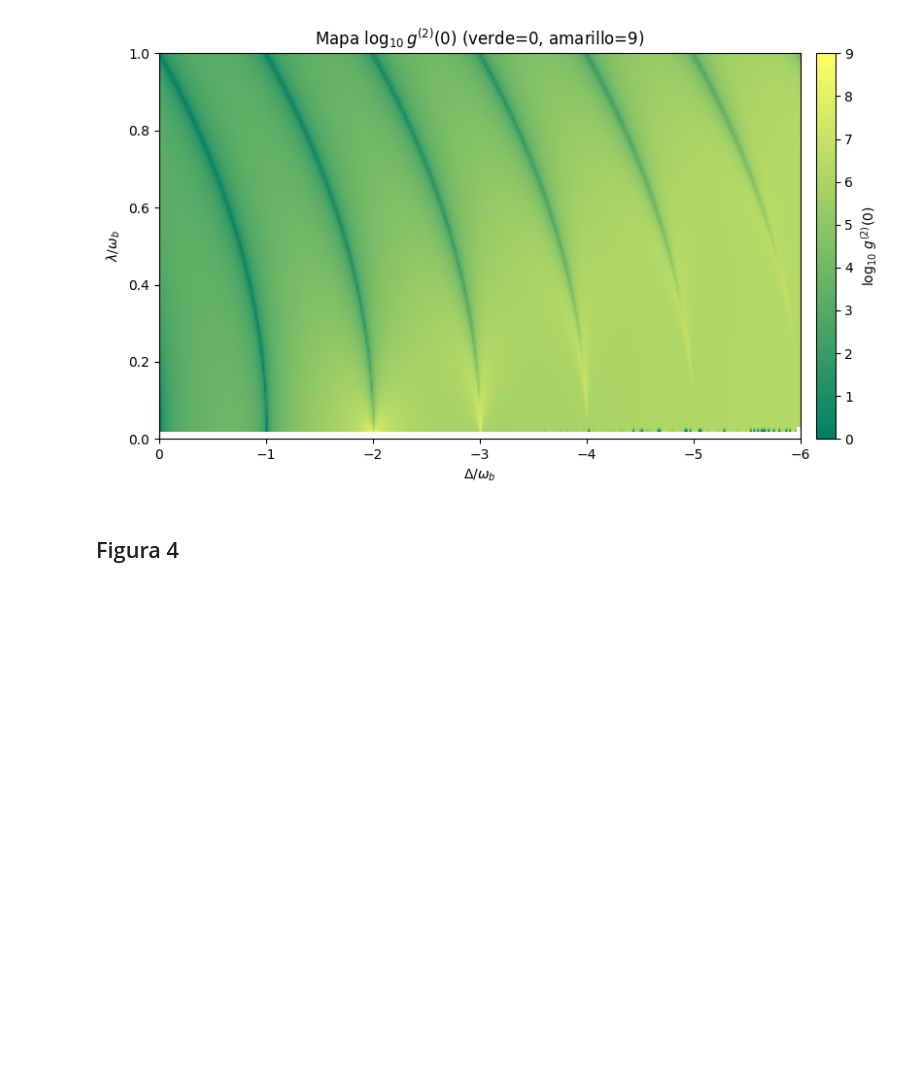
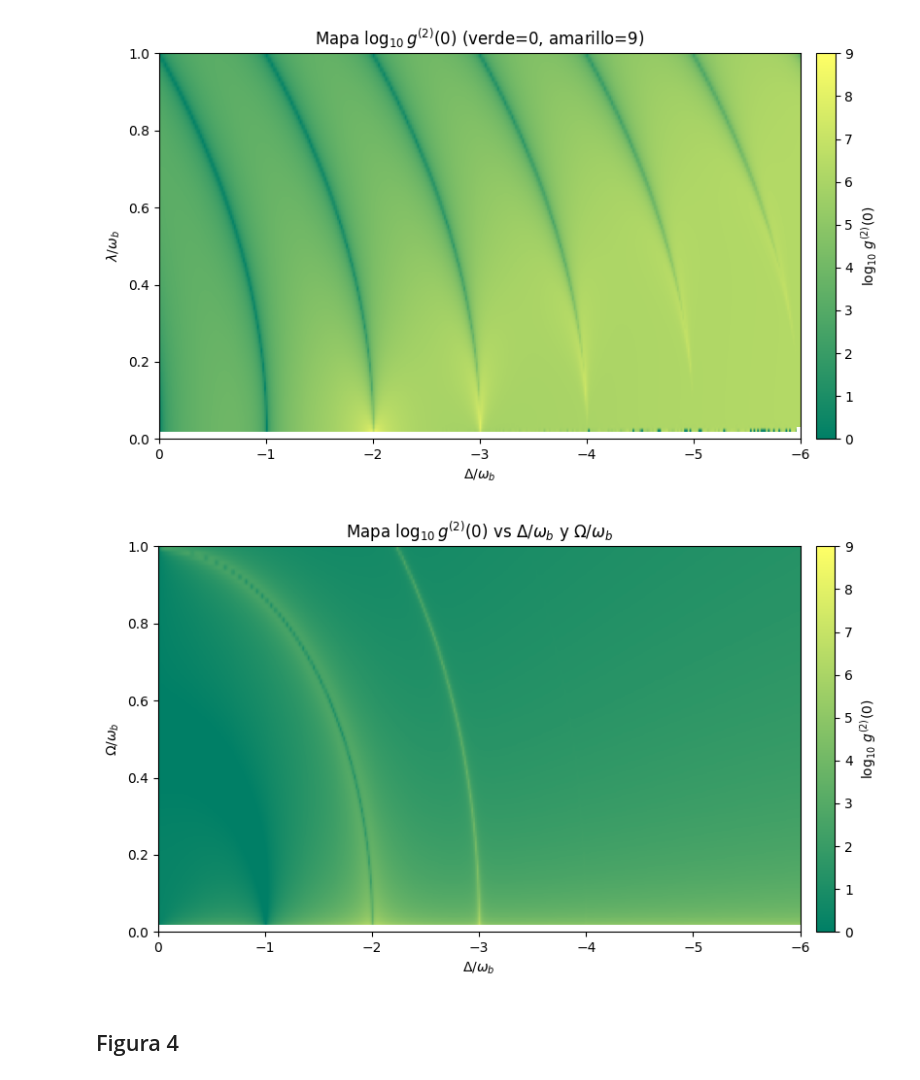
Before and after one commit to jhongarciab/QuantumOptics, a Jupyter notebook: nphonon_bundle.ipynb, the cells around one changed output. Cells and saved outputs as stored; diff of their text form; code cells hidden in the pictures; blank space fills up the shorter version.

```diff
--- a/nphonon_bundle.ipynb
+++ b/nphonon_bundle.ipynb
@@ -632,6 +529,87 @@ plt.tight_layout()
 plt.show()
 # %% [output]
 [figure]
+# %%
+import numpy as np
+import qutip as qt
+import matplotlib.pyplot as plt
+
+omega_b = 1.0
+lam_over_ob   = 0.03
+kappa_over_ob = 0.002
+gamma_over_ob = 0.0002
+gphi_over_ob  = 0.0004
+
+Delta_list  = np.linspace(0.0, -6.0, 361)
+Omega_list  = np.linspace(0.00, 1.00, 81)
+
+Ncut = 18
+
+b   = qt.destroy(Ncut)
+I_b = qt.qeye(Ncut)
+sm  = qt.sigmam()
+sp  = sm.dag()
+I_q = qt.qeye(2)
+
+proj_e = qt.tensor(sp*sm, I_b)
+b_sys  = qt.tensor(I_q, b)
+sm_sys = qt.tensor(sm, I_b)
+sp_sys = sm_sys.dag()
+nb_sys = b_sys.dag()*b_sys
+
+c_ops = [
+    np.sqrt(kappa_over_ob) * b_sys,
+    np.sqrt(gamma_over_ob) * sm_sys,
+    np.sqrt(gphi_over_ob)  * proj_e
+]
+
+H_bare = omega_b * qt.tensor(I_q, b.dag()*b)
+H_int  = lam_over_ob * qt.tensor(sp*sm, (b + b.dag()))
+
+def g2_of_rho(rho, nbar_floor=1e-10):
+    nbar = qt.expect(nb_sys, rho)
+    if nbar <= nbar_floor:
+        return np.nan
+    num = qt.expect(b_sys.dag()*b_sys.dag()*b_sys*b_sys, rho)
+    return float(np.real(num / (nbar**2)))
+
+g2_map = np.full((len(Omega_list), len(Delta_list)), np.nan, dtype=float)
+
+for iO, Omega_over_ob in enumerate(Omega_list):
+    H_drive = Omega_over_ob * (sm_sys + sp_sys)
+    for iD, Delta_over_ob in enumerate(Delta_list):
+        H = (Delta_over_ob * proj_e) + H_bare + H_int + H_drive
+        rho_ss = qt.steadystate(H, c_ops, method='direct')
+        g2_map[iO, iD] = g2_of_rho(rho_ss, nbar_floor=1e-10)
+
+log_g2 = np.log10(np.maximum(g2_map, 1.0))
+log_g2 = np.clip(log_g2, 0.0, 9.0)
+
+fig, ax = plt.subplots(figsize=(8.8, 5.0))
+im = ax.imshow(
+    log_g2,
+    aspect='auto',
+    origin='lower',
+    extent=[Delta_list[0], Delta_list[-1], Omega_list[0], Omega_list[-1]],
+    vmin=0.0, vmax=9.0,
+    cmap='summer'
+)
+
+cbar = plt.colorbar(im, ax=ax, pad=0.02)
+cbar.set_label(r'$\log_{10}\, g^{(2)}(0)$')
+cbar.set_ticks(range(0,10))
+cbar.set_ticklabels([str(t) for t in range(0,10)])
+
+ax.set_xlabel(r'$\Delta/\omega_b$')
+ax.set_ylabel(r'$\Omega/\omega_b$')
+ax.set_title(r'Mapa $\log_{10} g^{(2)}(0)$ vs $\Delta/\omega_b$ y $\Omega/\omega_b$')
+ax.set_xlim(0.0, -6.0)
+ax.set_ylim(0.0, 1.0)
+ax.grid(False)
+plt.tight_layout()
+plt.show()
+# %% [output]
+[figure, added]
 # %% [markdown]
 ## Figura 4
 # %%
```
Also changed, not shown: parts of 10 cells of this notebook.
